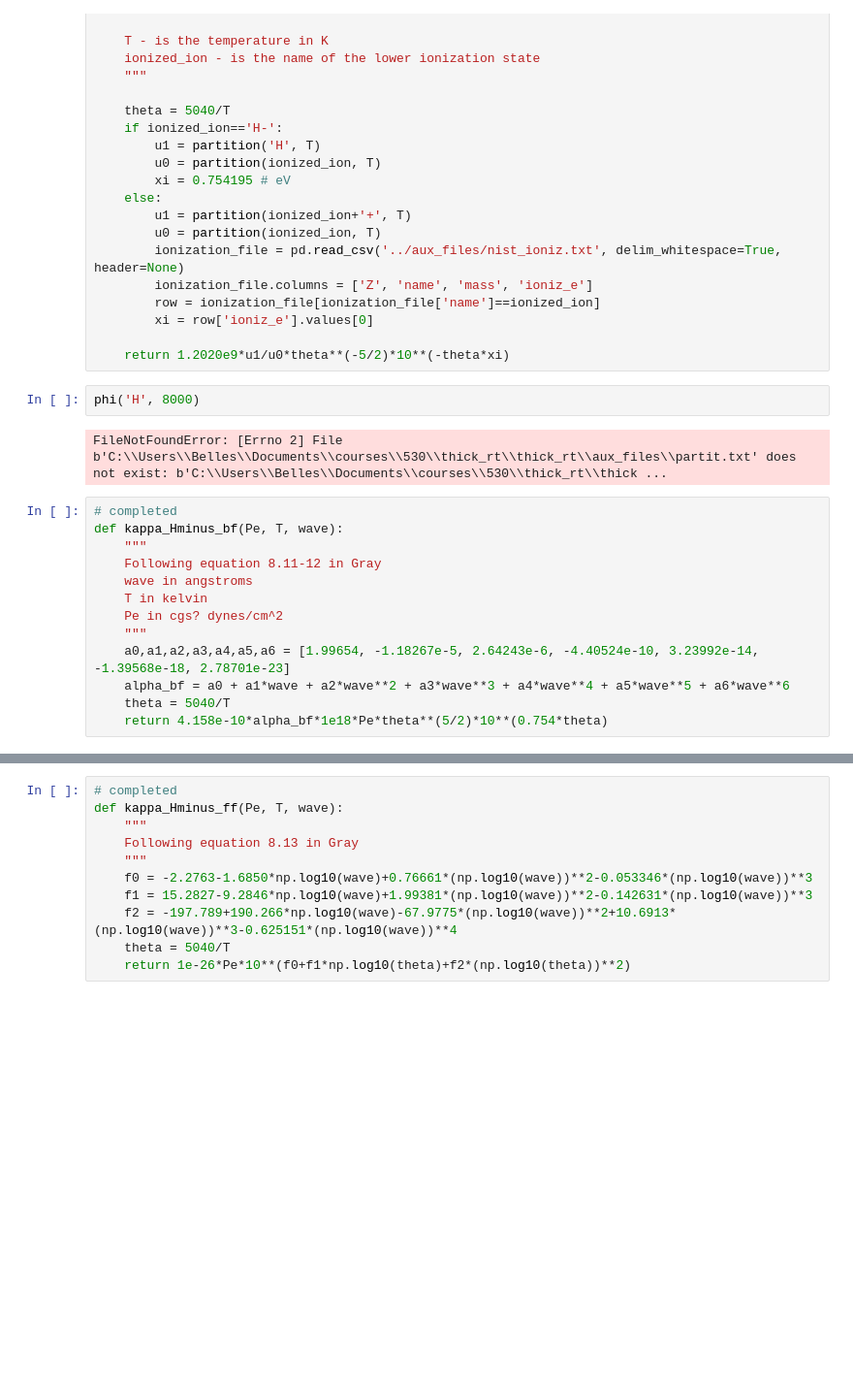
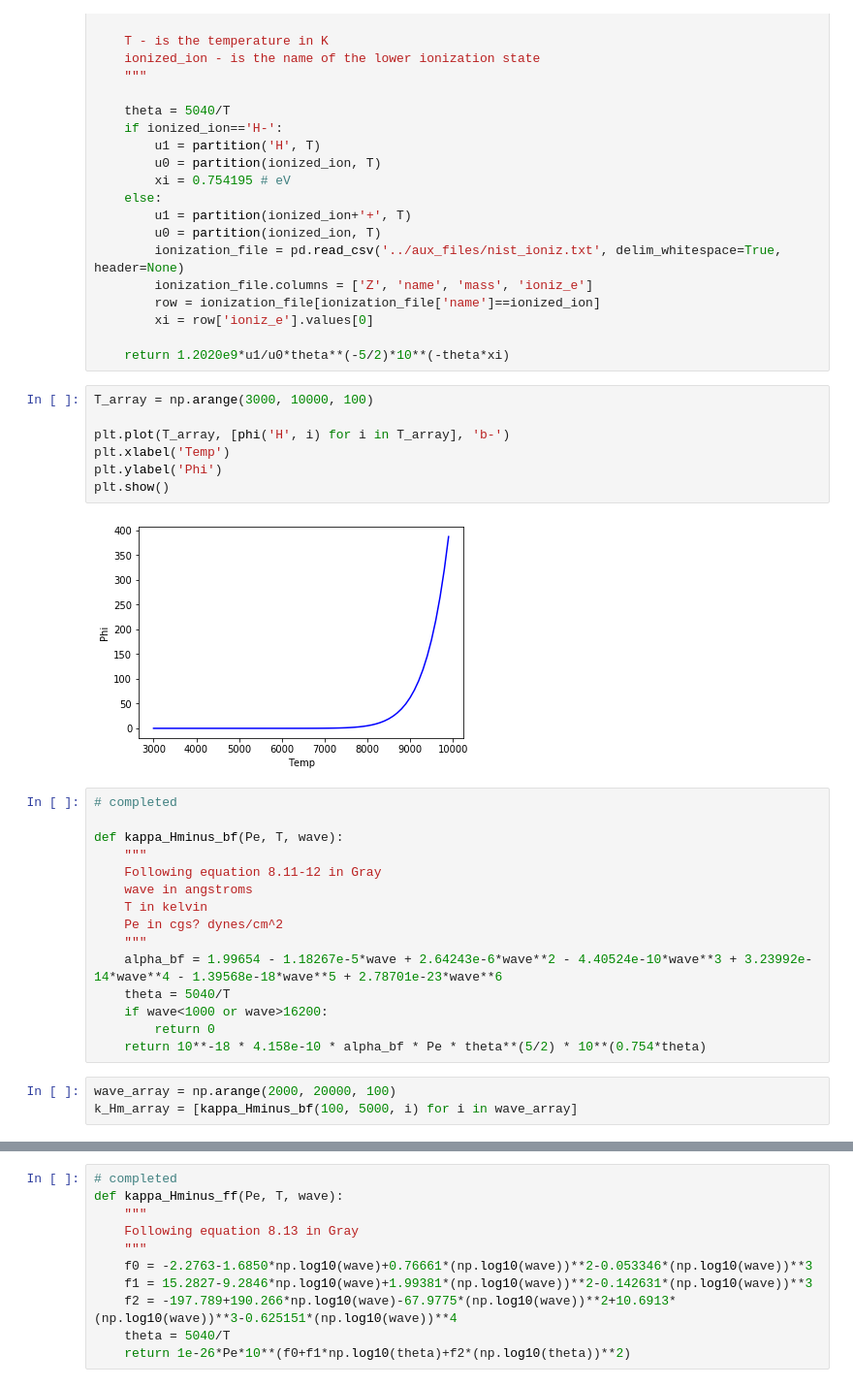
Before and after one commit to abelles520/thick_rt, a Jupyter notebook: thick_rt/notebooks/hw7_testing.ipynb, the cells around one changed output, grey strips where cells are left out. Shown at 97% size. Cells and saved outputs as stored; diff of their text form; blank space fills up the shorter version.

```diff
--- a/thick_rt/notebooks/hw7_testing.ipynb
+++ b/thick_rt/notebooks/hw7_testing.ipynb
@@ -31,12 +31,18 @@ def phi(ionized_ion, T):
         xi = row['ioniz_e'].values[0]
 
     return 1.2020e9*u1/u0*theta**(-5/2)*10**(-theta*xi)
-# %%
-phi('H', 8000)
-# %% [output]
-FileNotFoundError: [Errno 2] File b'C:\\Users\\Belles\\Documents\\courses\\530\\thick_rt\\thick_rt\\aux_files\\partit.txt' does not exist: b'C:\\Users\\Belles\\Documents\\courses\\530\\thick_rt\\thick ...
+# %%
+T_array = np.arange(3000, 10000, 100)
+
+plt.plot(T_array, [phi('H', i) for i in T_array], 'b-')
+plt.xlabel('Temp')
+plt.ylabel('Phi')
+plt.show()
+# %% [output]
+[figure, added]
 # %%
 # completed
+
 def kappa_Hminus_bf(Pe, T, wave):
     """
     Following equation 8.11-12 in Gray
@@ -44,7 +50,11 @@ def kappa_Hminus_bf(Pe, T, wave):
     T in kelvin
     Pe in cgs? dynes/cm^2
     """
-    a0,a1,a2,a3,a4,a5,a6 = [1.99654, -1.18267e-5, 2.64243e-6, -4.40524e-10, 3.23992e-14, -1.39568e-18, 2.78701e-23]
-    alpha_bf = a0 + a1*wave + a2*wave**2 + a3*wave**3 + a4*wave**4 + a5*wave**5 + a6*wave**6
+    alpha_bf = 1.99654 - 1.18267e-5*wave + 2.64243e-6*wave**2 - 4.40524e-10*wave**3 + 3.23992e-14*wave**4 - 1.39568e-18*wave**5 + 2.78701e-23*wave**6
     theta = 5040/T
-    return 4.158e-10*alpha_bf*1e18*Pe*theta**(5/2)*10**(0.754*theta)
+    if wave<1000 or wave>16200:
+        return 0
+    return 10**-18 * 4.158e-10 * alpha_bf * Pe * theta**(5/2) * 10**(0.754*theta)
+# %%
+wave_array = np.arange(2000, 20000, 100)
+k_Hm_array = [kappa_Hminus_bf(100, 5000, i) for i in wave_array]
```
Also changed, not shown: parts of 14 cells of this notebook.
